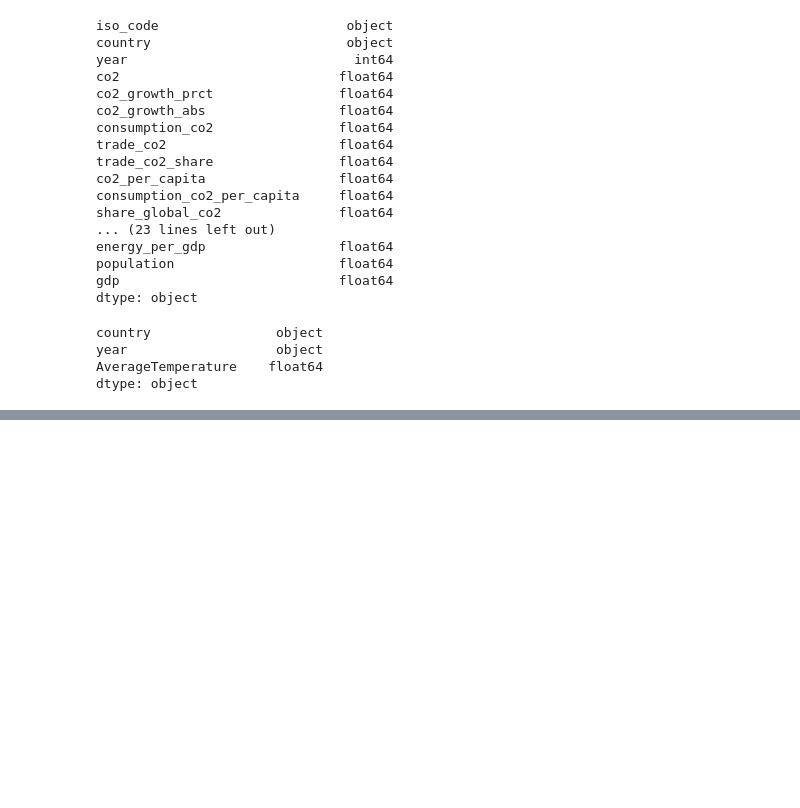
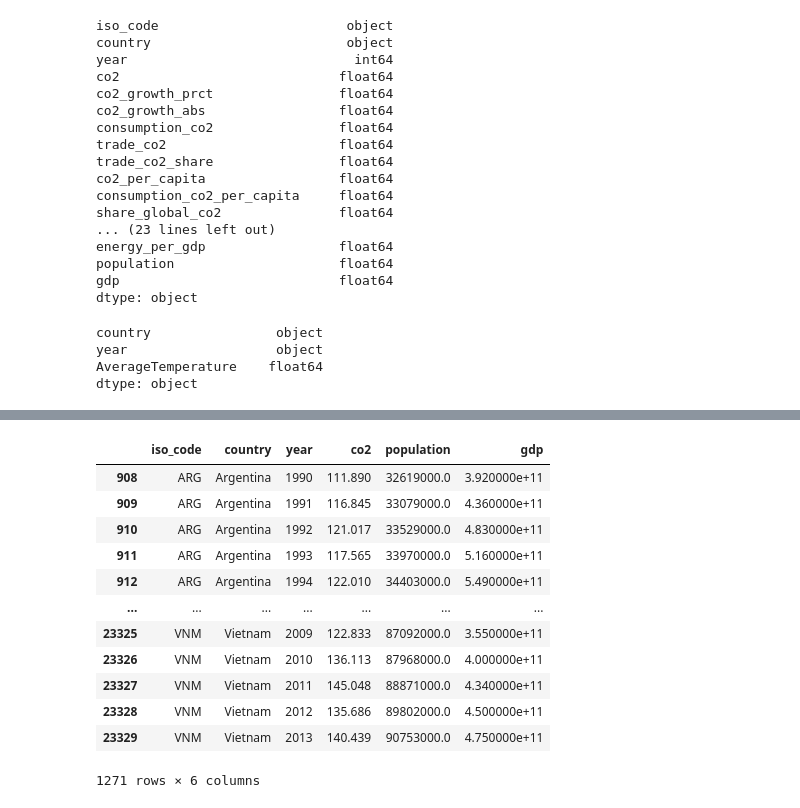
Before and after one commit to CUDAEnviron/Environmental_Proj, a Jupyter notebook: cleaning and exploratory analysis.ipynb, the cells around one changed output, grey strips where cells are left out. Saved outputs shown, nothing was run; the diff lists cells and outputs as text; code cells hidden in the pictures; blank space fills up the shorter version.

```diff
--- a/cleaning and exploratory analysis.ipynb
+++ b/cleaning and exploratory analysis.ipynb
@@ -213,0 +230,18 @@ co2_temp
+# %%
+# create a new dataframe to explore correlation between population/gdp/and co2 output
+looking_for_targets = co2_temp[['iso_code','country','year','co2','population','gdp']].copy()
+looking_for_targets
+# %% [output]
+|  | iso_code | country | year | co2 | population | gdp |
+| 908 | ARG | Argentina | 1990 | 111.890 | 32619000.0 | 3.920000e+11 |
+| 909 | ARG | Argentina | 1991 | 116.845 | 33079000.0 | 4.360000e+11 |
+| 910 | ARG | Argentina | 1992 | 121.017 | 33529000.0 | 4.830000e+11 |
+| 911 | ARG | Argentina | 1993 | 117.565 | 33970000.0 | 5.160000e+11 |
+| 912 | ARG | Argentina | 1994 | 122.010 | 34403000.0 | 5.490000e+11 |
+| ... | ... | ... | ... | ... | ... | ... |
+| 23325 | VNM | Vietnam | 2009 | 122.833 | 87092000.0 | 3.550000e+11 |
+| 23326 | VNM | Vietnam | 2010 | 136.113 | 87968000.0 | 4.000000e+11 |
+| 23327 | VNM | Vietnam | 2011 | 145.048 | 88871000.0 | 4.340000e+11 |
+| 23328 | VNM | Vietnam | 2012 | 135.686 | 89802000.0 | 4.500000e+11 |
+| 23329 | VNM | Vietnam | 2013 | 140.439 | 90753000.0 | 4.750000e+11 |
+1271 rows × 6 columns
```
Also changed, not shown: parts of 12 cells of this notebook, 1 other file.
